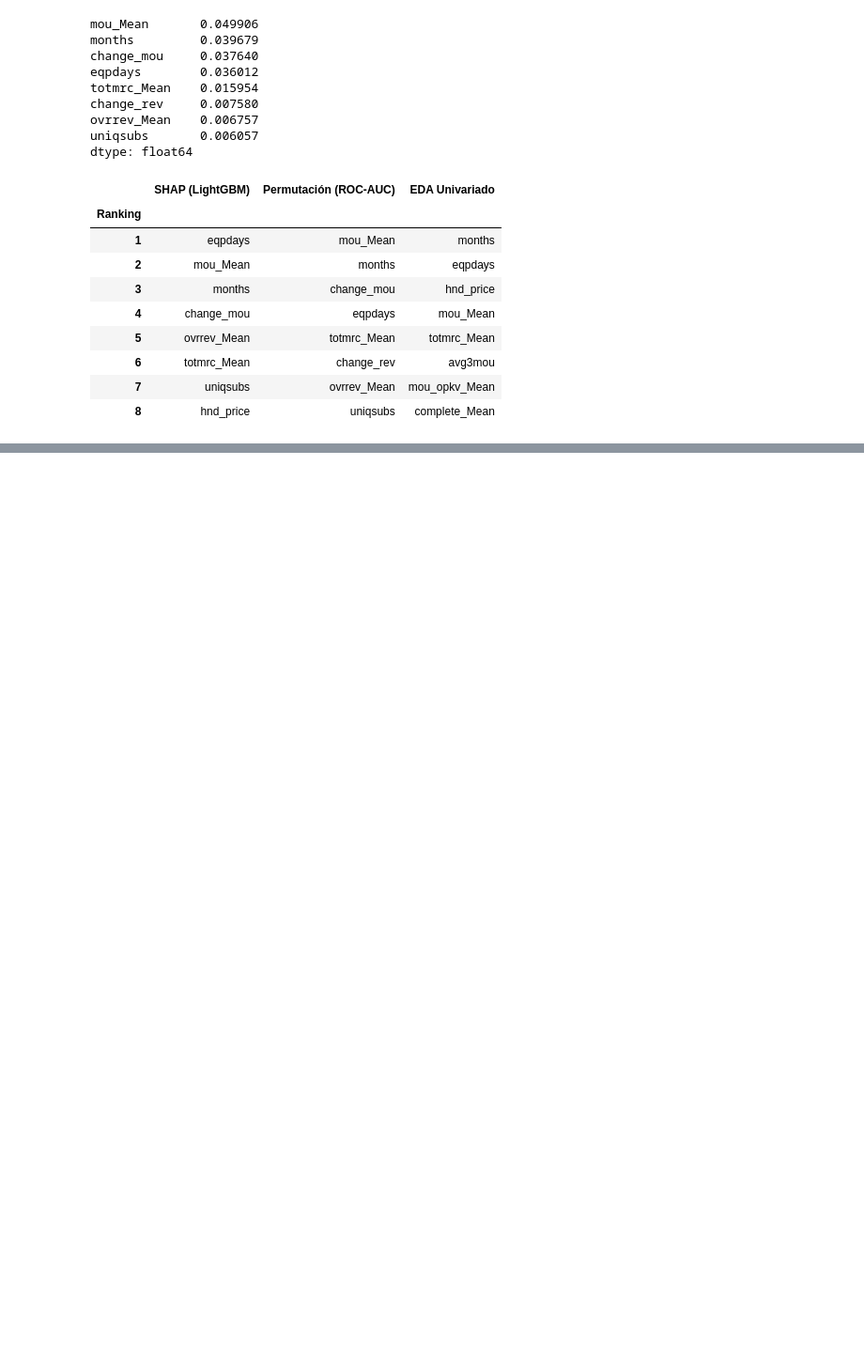
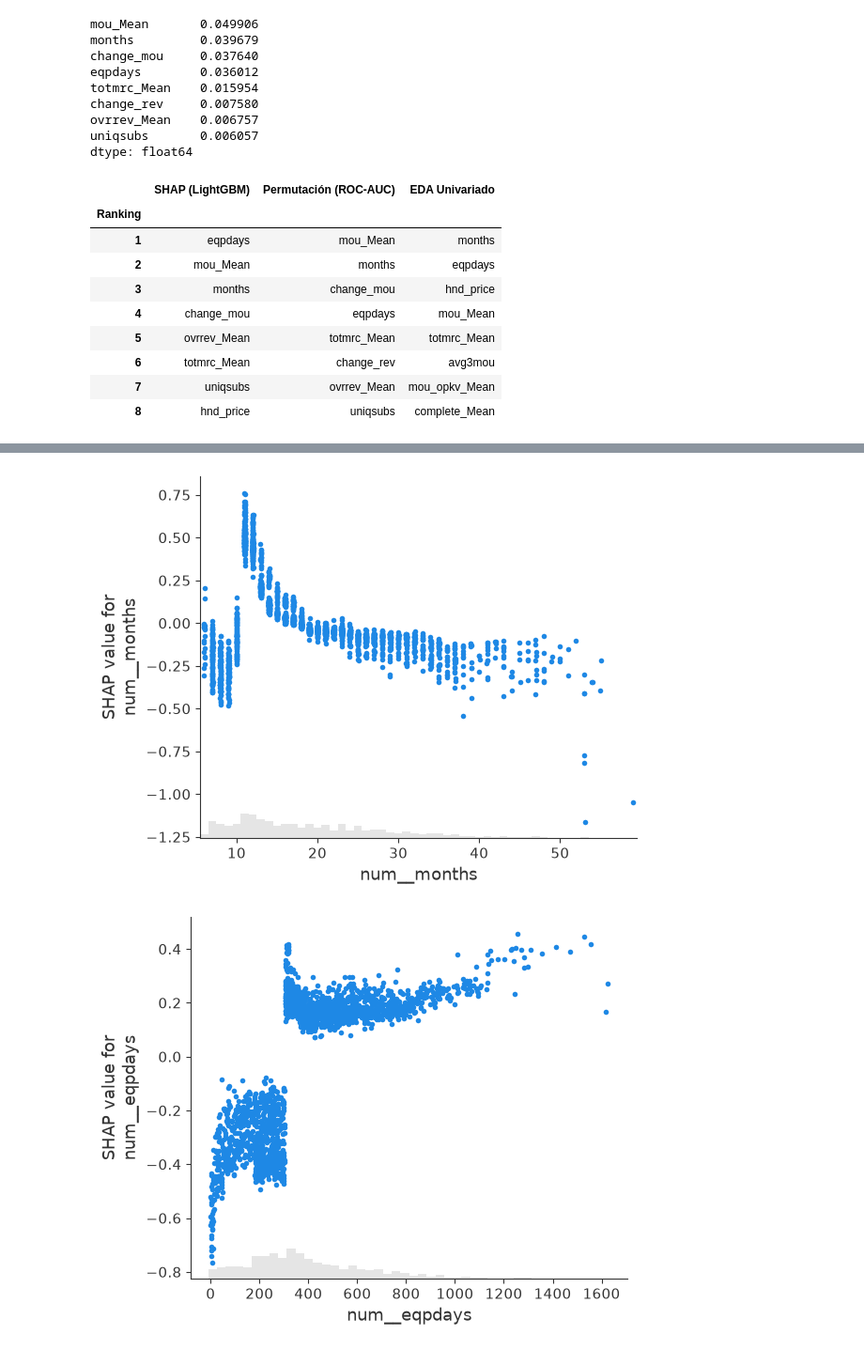
Before and after one commit to DpalaciosR20/churn-sdg, a Jupyter notebook: notebooks/05_explicabilidad.ipynb, the cells around one changed output, grey strips where cells are left out. Shown at 94% size. Drawn from its saved outputs; the diff is of its cells as text; code cells hidden in the pictures; blank space fills up the shorter version.

Commit message:
Forma y dirección. Análisis de qué variables afectan más y en qué dirección.

```diff
--- a/notebooks/05_explicabilidad.ipynb
+++ b/notebooks/05_explicabilidad.ipynb
@@ -191,0 +251,6 @@ display(tabla_comparativa)
+# %%
+for var in ["num__months","num__eqpdays","num__mou_Mean","num__change_mou"]:
+    shap.plots.scatter(valores[:, var])     # forma de una variable
+# %% [output]
+[figure, added]
+[figure, added]
```
Also changed, not shown: parts of 14 cells of this notebook.
